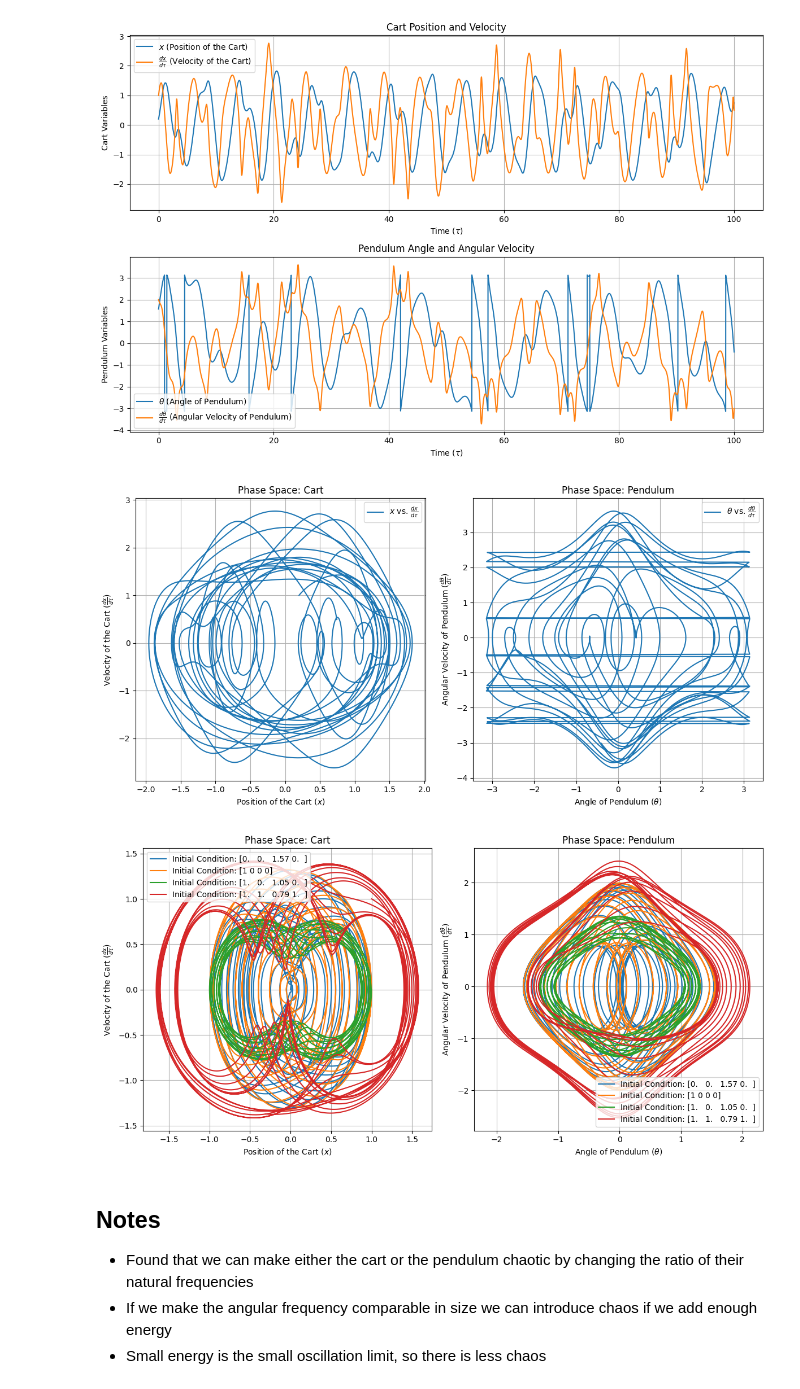
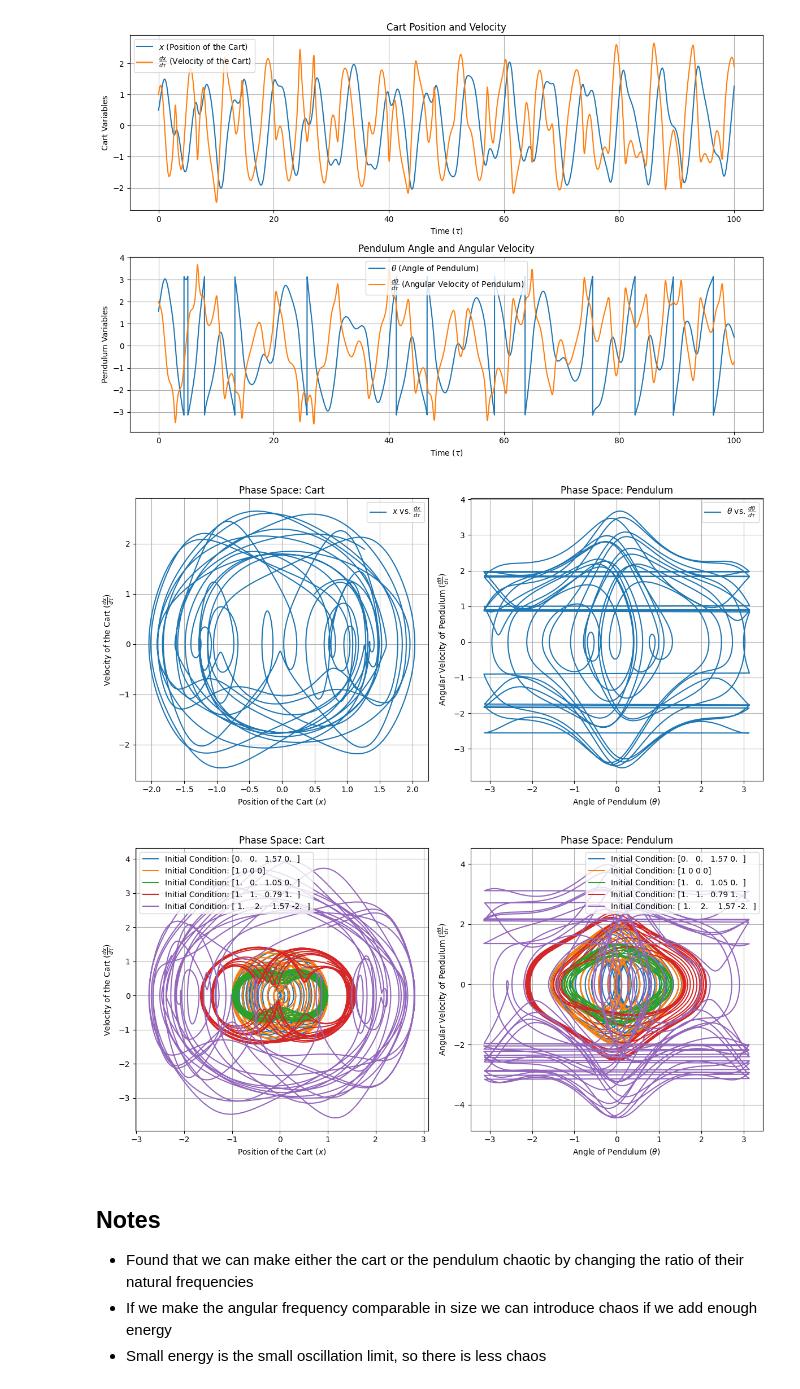
Before and after one commit to NextZtepS/SpringedCart_and_Pendulum, a Jupyter notebook: main.ipynb, the cells around one changed output. Cells and saved outputs as stored; diff of their text form; code cells hidden in the pictures.

```diff
--- a/main.ipynb
+++ b/main.ipynb
@@ -35,7 +35,7 @@ L = 1  # Unit length
 T = 1  # Unit time
 
 # Initial conditions
-x0 = 0.2
+x0 = 0.5
 dx_dτ0 = 1
 θ0 = np.pi / 2
 dθ_dτ0 = 2
@@ -73,7 +73,7 @@ plt.grid()
 plt.tight_layout()
 plt.show()
 # %% [output]
-[figure, old version]
+[figure, new version]
 # %%
 # Plot the phase space
 plt.figure(figsize=(12, 6))
@@ -99,13 +99,14 @@ plt.legend()
 plt.tight_layout()
 plt.show()
 # %% [output]
-[figure, old version]
+[figure, new version]
 # %%
 initial_conditions = [
     [0, 0, np.pi / 2, 0],
     [1, 0, 0, 0],
     [1, 0, np.pi / 3, 0],
     [1, 1, np.pi / 4, 1],
+    [1, 2, np.pi / 2, -2],
 ]
 
 solutions = []
@@ -116,34 +117,34 @@ for i, Y0 in enumerate(initial_conditions):
 # Plot the results
 plt.figure(figsize=(12, 6))
 
 for cond, solution in zip(initial_conditions, solutions):
     x, dx_dτ, θ, dθ_dτ = solution
 
     # Phase space of x vs. dx/dτ
     plt.subplot(1, 2, 1)
     plt.plot(x, dx_dτ, label=f"Initial Condition: {np.round(cond, 2)}")
     plt.xlabel(r"Position of the Cart ($x$)")
     plt.ylabel(r"Velocity of the Cart ($\frac{dx}{d\tau}$)")
 
     # Phase space of θ vs. dθ/dτ
     plt.subplot(1, 2, 2)
     plt.plot(θ, dθ_dτ, label=f"Initial Condition: {np.round(cond, 2)}")
     plt.xlabel(r"Angle of Pendulum ($\theta$)")
     plt.ylabel(r"Angular Velocity of Pendulum ($\frac{d\theta}{d\tau}$)")
 
 
 plt.subplot(1, 2, 1)
 plt.title("Phase Space: Cart")
 plt.grid()
 plt.legend()
 plt.subplot(1, 2, 2)
 plt.title("Phase Space: Pendulum")
 plt.grid()
 plt.legend()
 plt.tight_layout()
 plt.show()
 # %% [output]
-[figure, old version]
+[figure, new version]
 # %% [markdown]
 ## Notes
 
```
Also changed, not shown: parts of 7 cells of this notebook, 1 other file.
